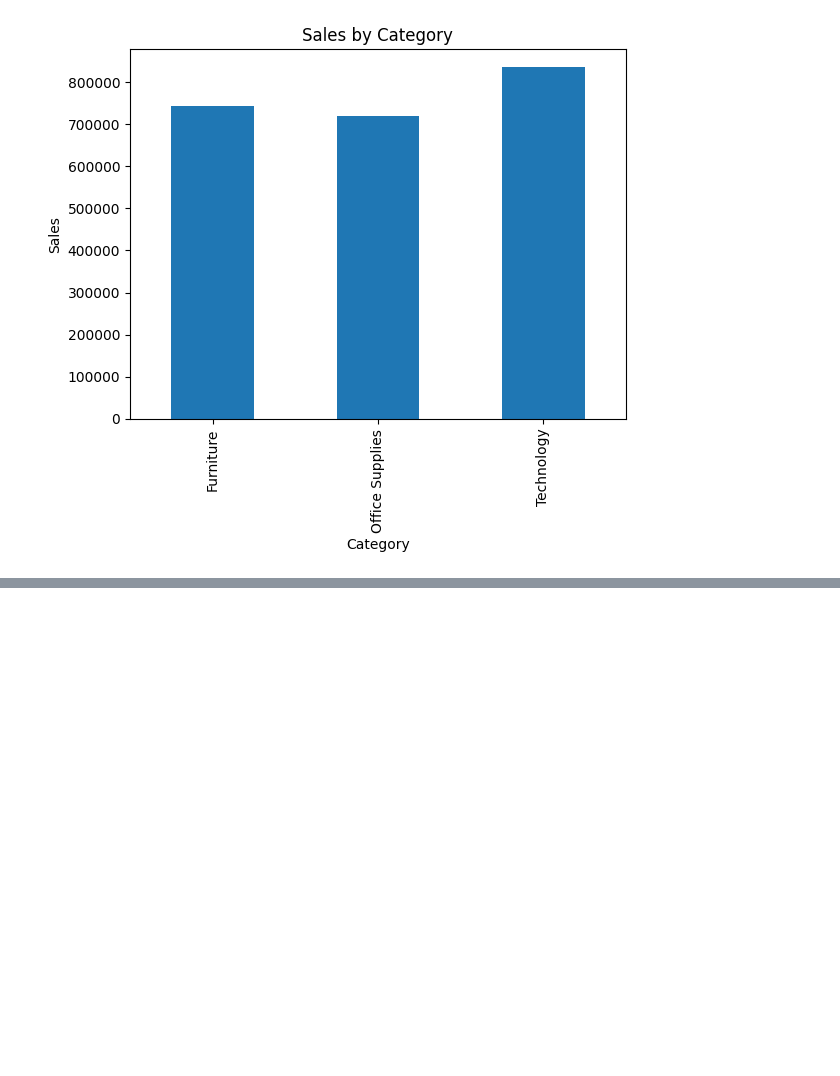
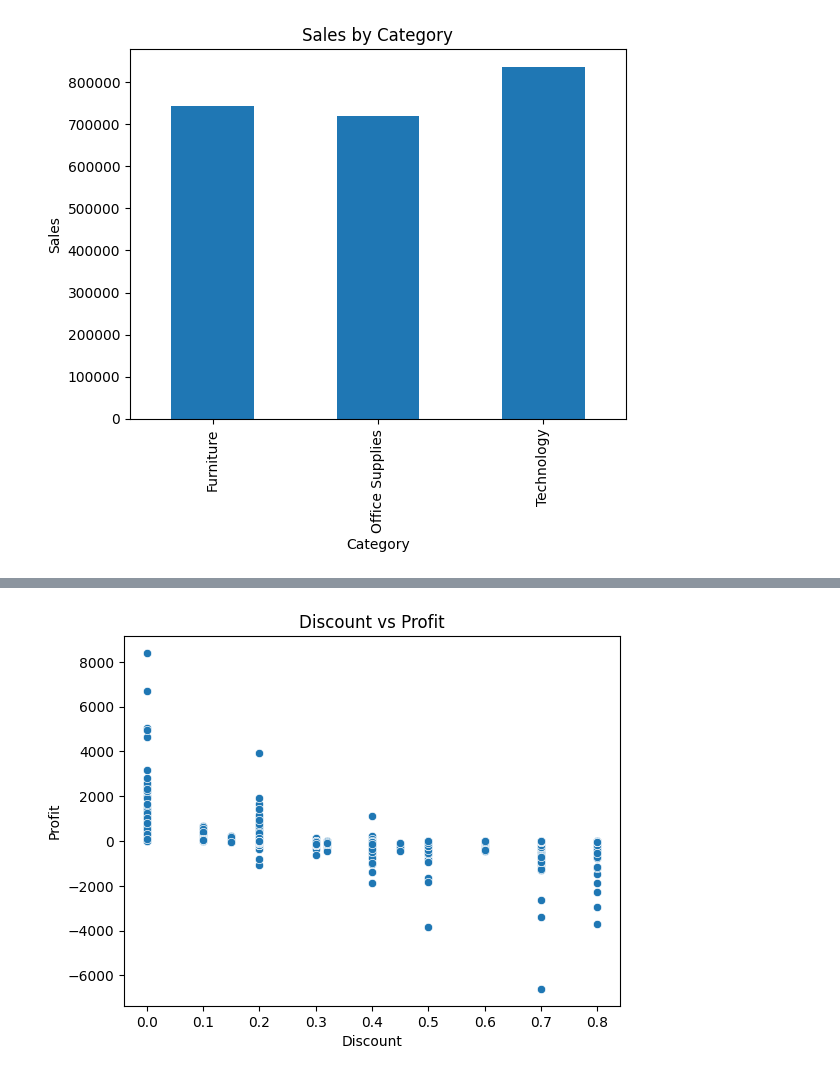
Before and after one commit to pratikunnad/Retail-Sales-Analytics, a Jupyter notebook: notebooks/sales_analysis.ipynb, the cells around one changed output, grey strips where cells are left out. Cells and saved outputs as stored; diff of their text form; code cells hidden in the pictures; blank space fills up the shorter version.

Commit message:
Performed Deeper Exploratory Data Analysis

```diff
--- a/notebooks/sales_analysis.ipynb
+++ b/notebooks/sales_analysis.ipynb
@@ -146,0 +220,8 @@ plt.show()
+# %%
+sns.scatterplot(x='Discount', y='Profit', data=df)
+
+plt.title("Discount vs Profit")
+
+plt.show()
+# %% [output]
+[figure, added]
```
Also changed, not shown: parts of 6 cells of this notebook.
